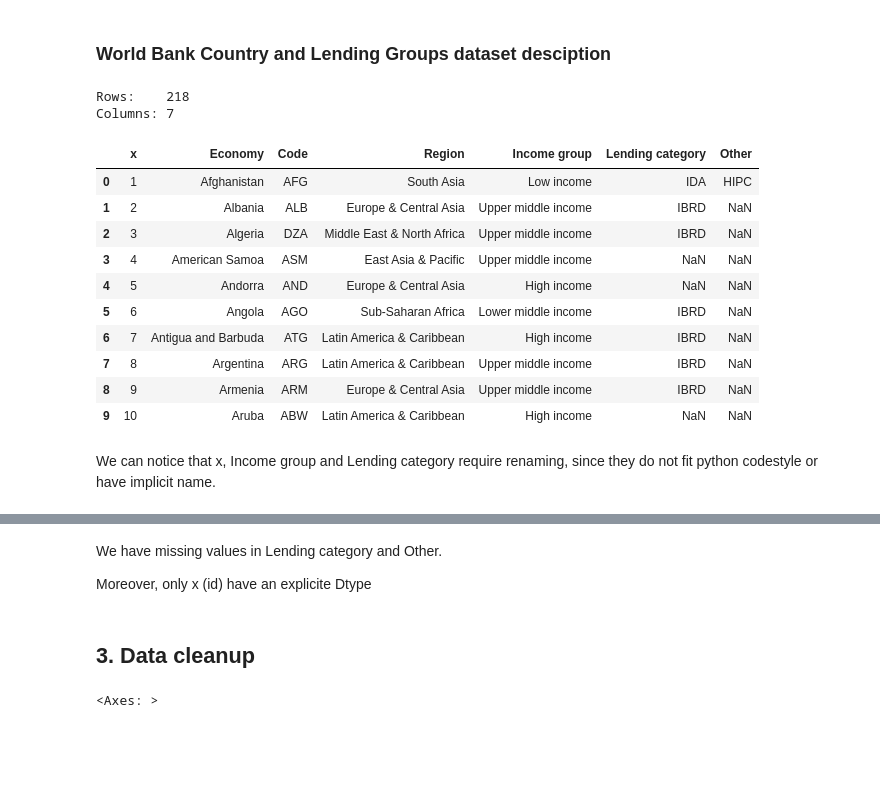
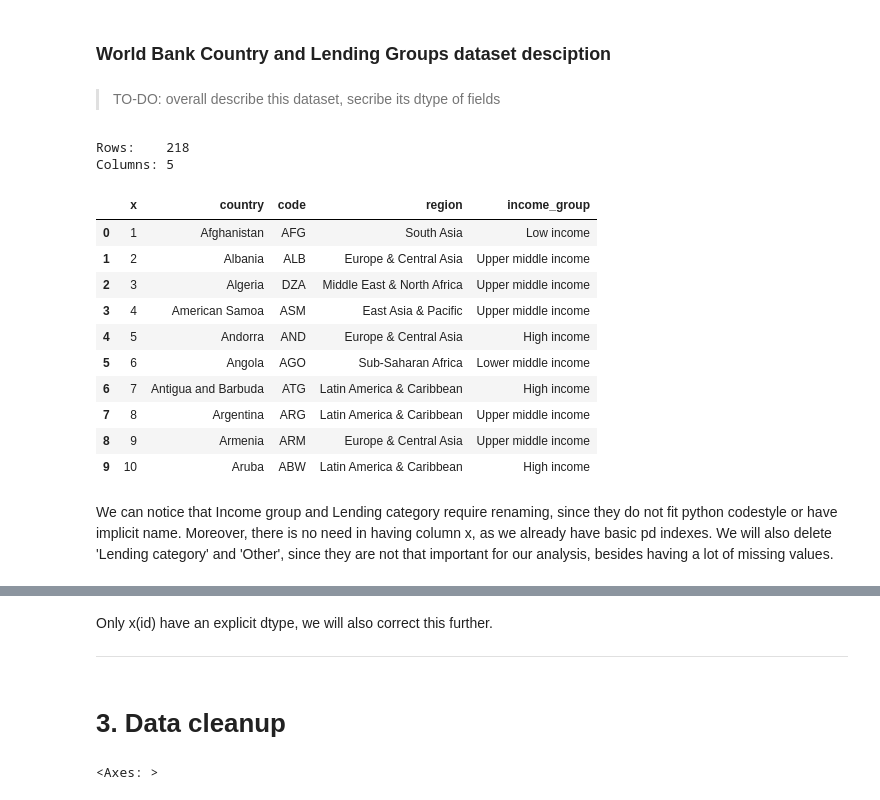
Before and after one commit to Nerneri/World_bank_PIP_analysis, a Jupyter notebook: Poverty_And_Inequality_Platform_(PIP).ipynb, the cells around one changed output, grey strips where cells are left out. Cells and saved outputs as stored; diff of their text form; code cells hidden in the pictures; blank space fills up the shorter version.

Commit message:
Changed descriptive statistics and data transformation a little bit + to-do for description of each step

```diff
--- a/Poverty_And_Inequality_Platform_(PIP).ipynb
+++ b/Poverty_And_Inequality_Platform_(PIP).ipynb
@@ -89,26 +97,30 @@ Welfare types:    ['consumption' 'income']
 Percentiles:      1 – 100
 # %% [markdown]
 ### World Bank Country and Lending Groups dataset desciption
+# %% [markdown]
+
+> TO-DO: overall describe this dataset, secribe its dtype of fields
 # %%
 print(f'Rows:    {data_classification.shape[0]:,}')
 print(f'Columns: {data_classification.shape[1]}')
-display(data_classification.head(10))
+data_classification.head(10)
 # %% [output]
 Rows:    218
-Columns: 7
+Columns: 5
-|  | x | Economy | Code | Region | Income group | Lending category | Other |
-| 0 | 1 | Afghanistan | AFG | South Asia | Low income | IDA | HIPC |
-| 1 | 2 | Albania | ALB | Europe & Central Asia | Upper middle income | IBRD | NaN |
-| 2 | 3 | Algeria | DZA | Middle East & North Africa | Upper middle income | IBRD | NaN |
-| 3 | 4 | American Samoa | ASM | East Asia & Pacific | Upper middle income | NaN | NaN |
-| 4 | 5 | Andorra | AND | Europe & Central Asia | High income | NaN | NaN |
-| 5 | 6 | Angola | AGO | Sub-Saharan Africa | Lower middle income | IBRD | NaN |
-| 6 | 7 | Antigua and Barbuda | ATG | Latin America & Caribbean | High income | IBRD | NaN |
-| 7 | 8 | Argentina | ARG | Latin America & Caribbean | Upper middle income | IBRD | NaN |
-| 8 | 9 | Armenia | ARM | Europe & Central Asia | Upper middle income | IBRD | NaN |
-| 9 | 10 | Aruba | ABW | Latin America & Caribbean | High income | NaN | NaN |
+|  | x | country | code | region | income_group |
+| 0 | 1 | Afghanistan | AFG | South Asia | Low income |
+| 1 | 2 | Albania | ALB | Europe & Central Asia | Upper middle income |
+| 2 | 3 | Algeria | DZA | Middle East & North Africa | Upper middle income |
+| 3 | 4 | American Samoa | ASM | East Asia & Pacific | Upper middle income |
+| 4 | 5 | Andorra | AND | Europe & Central Asia | High income |
+| 5 | 6 | Angola | AGO | Sub-Saharan Africa | Lower middle income |
+| 6 | 7 | Antigua and Barbuda | ATG | Latin America & Caribbean | High income |
+| 7 | 8 | Argentina | ARG | Latin America & Caribbean | Upper middle income |
+| 8 | 9 | Armenia | ARM | Europe & Central Asia | Upper middle income |
+| 9 | 10 | Aruba | ABW | Latin America & Caribbean | High income |
 # %% [markdown]
-We can notice that x, Income group and Lending category require renaming, since they do not fit python codestyle or have implicit name.
+We can notice that Income group and Lending category require renaming, since they do not fit python codestyle or have implicit name.
+Moreover, there is no need in having column x, as we already have basic pd indexes. We will also delete 'Lending category' and 'Other', since they are not that important for our analysis, besides having a lot of missing values.
 # %%
 data_classification.info()
 # %% [output]
@@ -126,12 +138,12 @@ Data columns (total 7 columns):
  6   Other             39 non-null     object
 dtypes: int64(1), object(6)
 memory usage: 12.1+ KB
-# %% [markdown]
-We have missing values in Lending category and Other.
-
-Moreover, only x (id) have an explicite Dtype
+# %% [markdown]
+Only x(id) have an explicit dtype, we will also correct this further.
+
+---
 # %% [markdown]
-## **3. Data cleanup**
+# **3. Data cleanup**
 # %%
 import missingno
 
```
Also changed, not shown: parts of 35 cells of this notebook.
